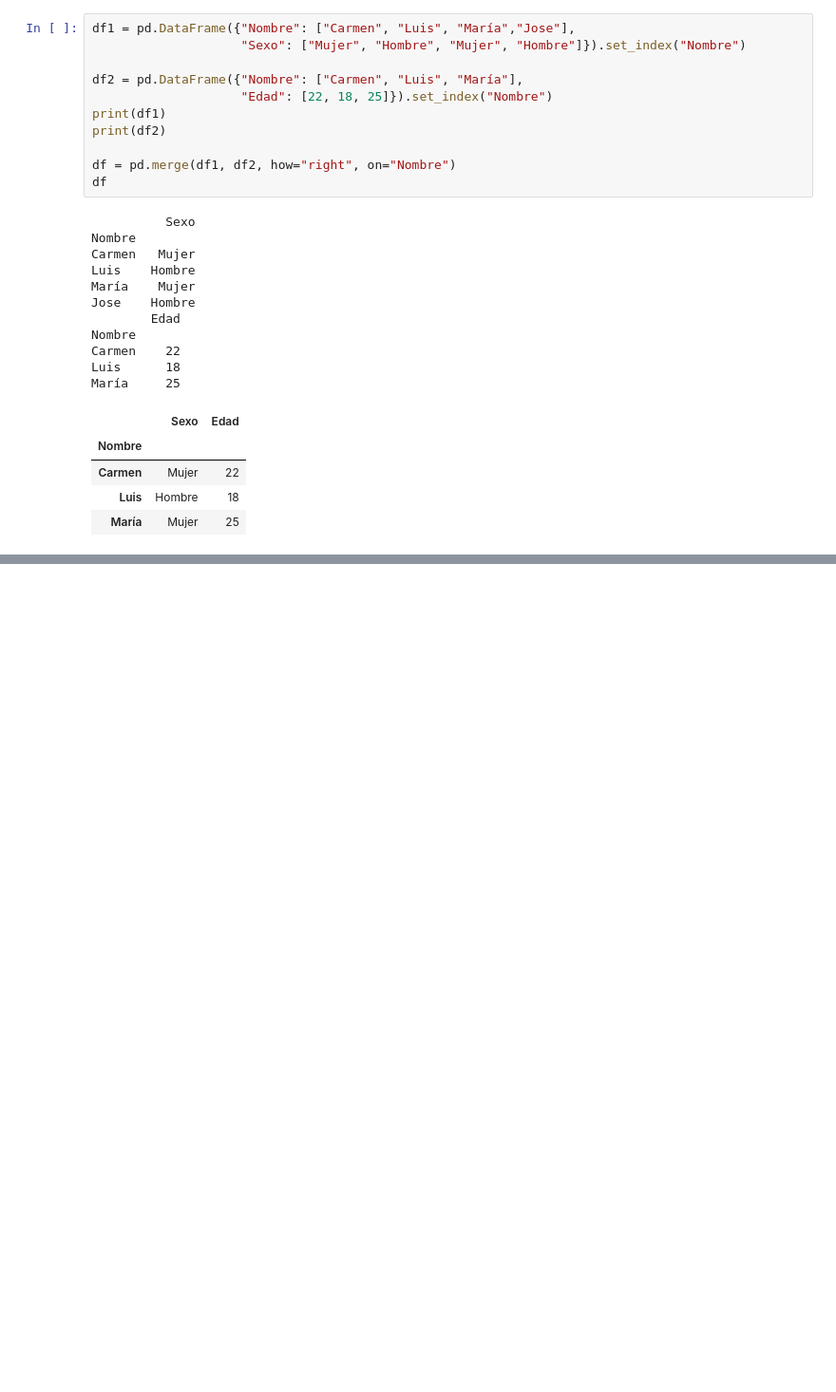
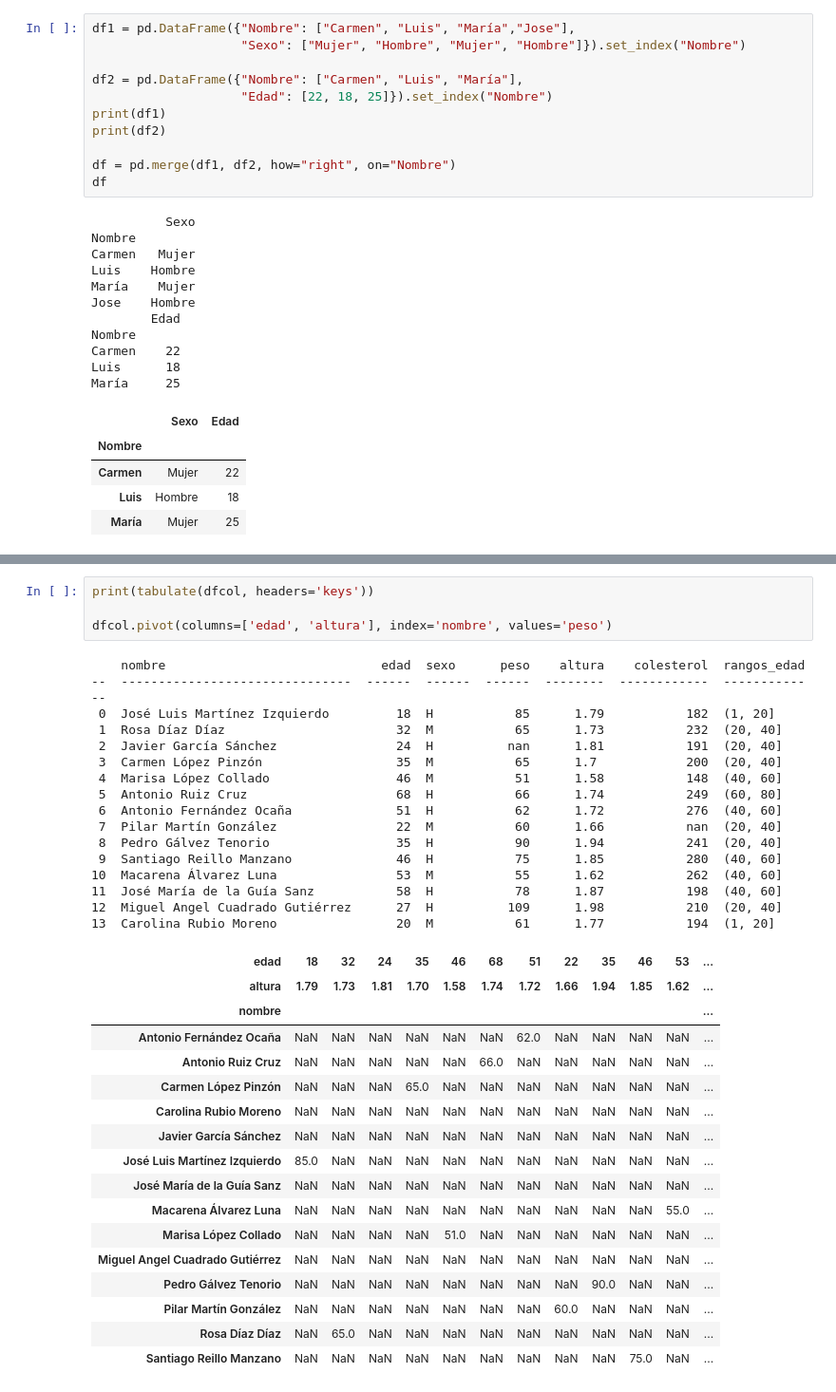
Before and after one commit to CarlosEsteve/python, a Jupyter notebook: Pandas/Pandas.ipynb, the cells around one changed output, grey strips where cells are left out. Shown at 95% size. Drawn from its saved outputs; the diff is of its cells as text; blank space fills up the shorter version.

```diff
--- a/Pandas/Pandas.ipynb
+++ b/Pandas/Pandas.ipynb
@@ -1350,0 +1423,38 @@ María     25
+# %%
+print(tabulate(dfcol, headers='keys'))
+
+dfcol.pivot(columns=['edad', 'altura'], index='nombre', values='peso')
+# %% [output]
+    nombre                             edad  sexo      peso    altura    colesterol  rangos_edad
+--  -------------------------------  ------  ------  ------  --------  ------------  -------------
+ 0  José Luis Martínez Izquierdo         18  H           85      1.79           182  (1, 20]
+ 1  Rosa Díaz Díaz                       32  M           65      1.73           232  (20, 40]
+ 2  Javier García Sánchez                24  H          nan      1.81           191  (20, 40]
+ 3  Carmen López Pinzón                  35  M           65      1.7            200  (20, 40]
+ 4  Marisa López Collado                 46  M           51      1.58           148  (40, 60]
+ 5  Antonio Ruiz Cruz                    68  H           66      1.74           249  (60, 80]
+ 6  Antonio Fernández Ocaña              51  H           62      1.72           276  (40, 60]
+ 7  Pilar Martín González                22  M           60      1.66           nan  (20, 40]
+ 8  Pedro Gálvez Tenorio                 35  H           90      1.94           241  (20, 40]
+ 9  Santiago Reillo Manzano              46  H           75      1.85           280  (40, 60]
+10  Macarena Álvarez Luna                53  M           55      1.62           262  (40, 60]
+11  José María de la Guía Sanz           58  H           78      1.87           198  (40, 60]
+12  Miguel Angel Cuadrado Gutiérrez      27  H          109      1.98           210  (20, 40]
+13  Carolina Rubio Moreno                20  M           61      1.77           194  (1, 20]
+| edad | 18 | 32 | 24 | 35 | 46 | 68 | 51 | 22 | 35 | 46 | 53 | ... |
+| altura | 1.79 | 1.73 | 1.81 | 1.70 | 1.58 | 1.74 | 1.72 | 1.66 | 1.94 | 1.85 | 1.62 | ... |
+| nombre |  |  |  |  |  |  |  |  |  |  |  | ... |
+| Antonio Fernández Ocaña | NaN | NaN | NaN | NaN | NaN | NaN | 62.0 | NaN | NaN | NaN | NaN | ... |
+| Antonio Ruiz Cruz | NaN | NaN | NaN | NaN | NaN | 66.0 | NaN | NaN | NaN | NaN | NaN | ... |
+| Carmen López Pinzón | NaN | NaN | NaN | 65.0 | NaN | NaN | NaN | NaN | NaN | NaN | NaN | ... |
+| Carolina Rubio Moreno | NaN | NaN | NaN | NaN | NaN | NaN | NaN | NaN | NaN | NaN | NaN | ... |
+| Javier García Sánchez | NaN | NaN | NaN | NaN | NaN | NaN | NaN | NaN | NaN | NaN | NaN | ... |
+| José Luis Martínez Izquierdo | 85.0 | NaN | NaN | NaN | NaN | NaN | NaN | NaN | NaN | NaN | NaN | ... |
+| José María de la Guía Sanz | NaN | NaN | NaN | NaN | NaN | NaN | NaN | NaN | NaN | NaN | NaN | ... |
+| Macarena Álvarez Luna | NaN | NaN | NaN | NaN | NaN | NaN | NaN | NaN | NaN | NaN | 55.0 | ... |
+| Marisa López Collado | NaN | NaN | NaN | NaN | 51.0 | NaN | NaN | NaN | NaN | NaN | NaN | ... |
+| Miguel Angel Cuadrado Gutiérrez | NaN | NaN | NaN | NaN | NaN | NaN | NaN | NaN | NaN | NaN | NaN | ... |
+| Pedro Gálvez Tenorio | NaN | NaN | NaN | NaN | NaN | NaN | NaN | NaN | 90.0 | NaN | NaN | ... |
+| Pilar Martín González | NaN | NaN | NaN | NaN | NaN | NaN | NaN | 60.0 | NaN | NaN | NaN | ... |
+| Rosa Díaz Díaz | NaN | 65.0 | NaN | NaN | NaN | NaN | NaN | NaN | NaN | NaN | NaN | ... |
+| Santiago Reillo Manzano | NaN | NaN | NaN | NaN | NaN | NaN | NaN | NaN | NaN | 75.0 | NaN | ... |
```
Also changed, not shown: parts of 13 cells of this notebook, 1 other file.
